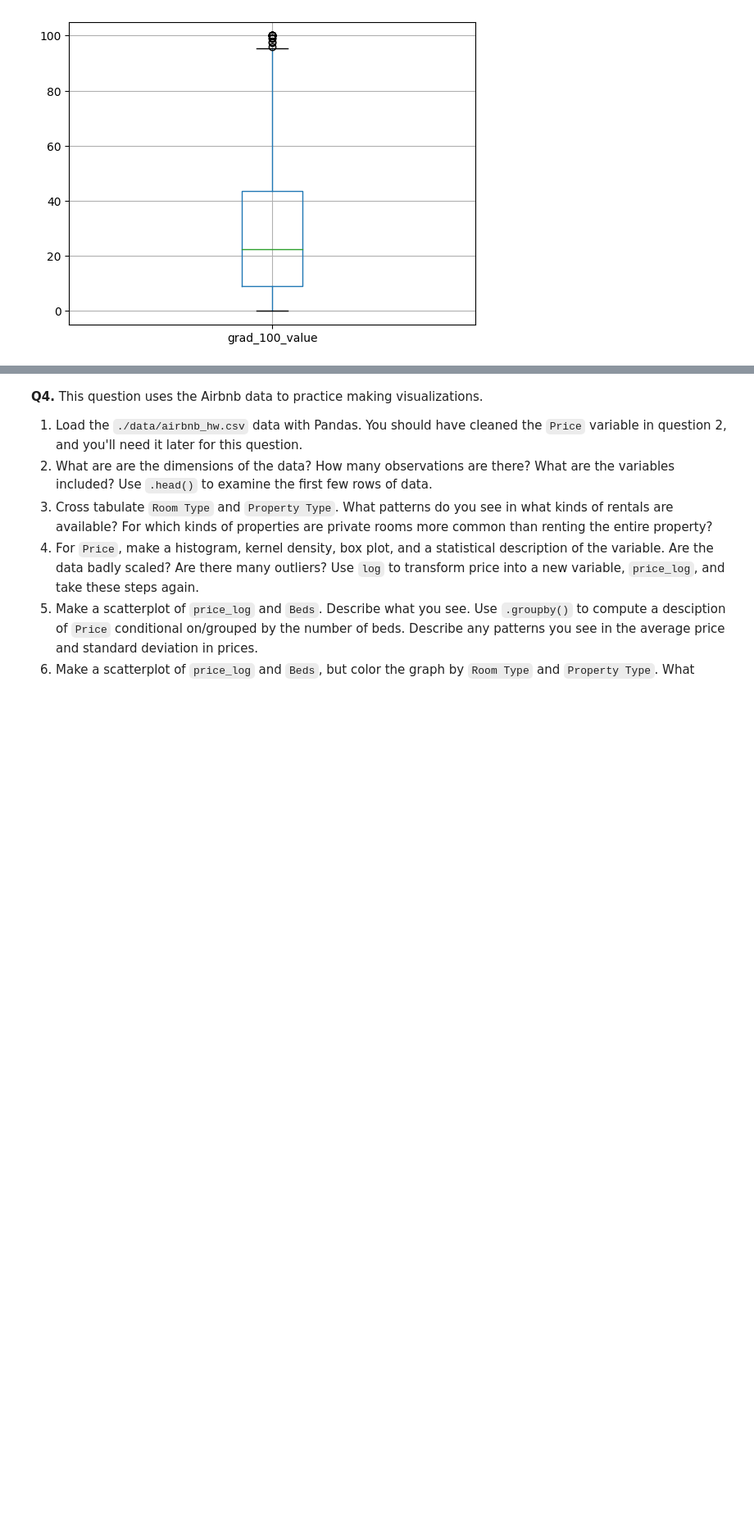
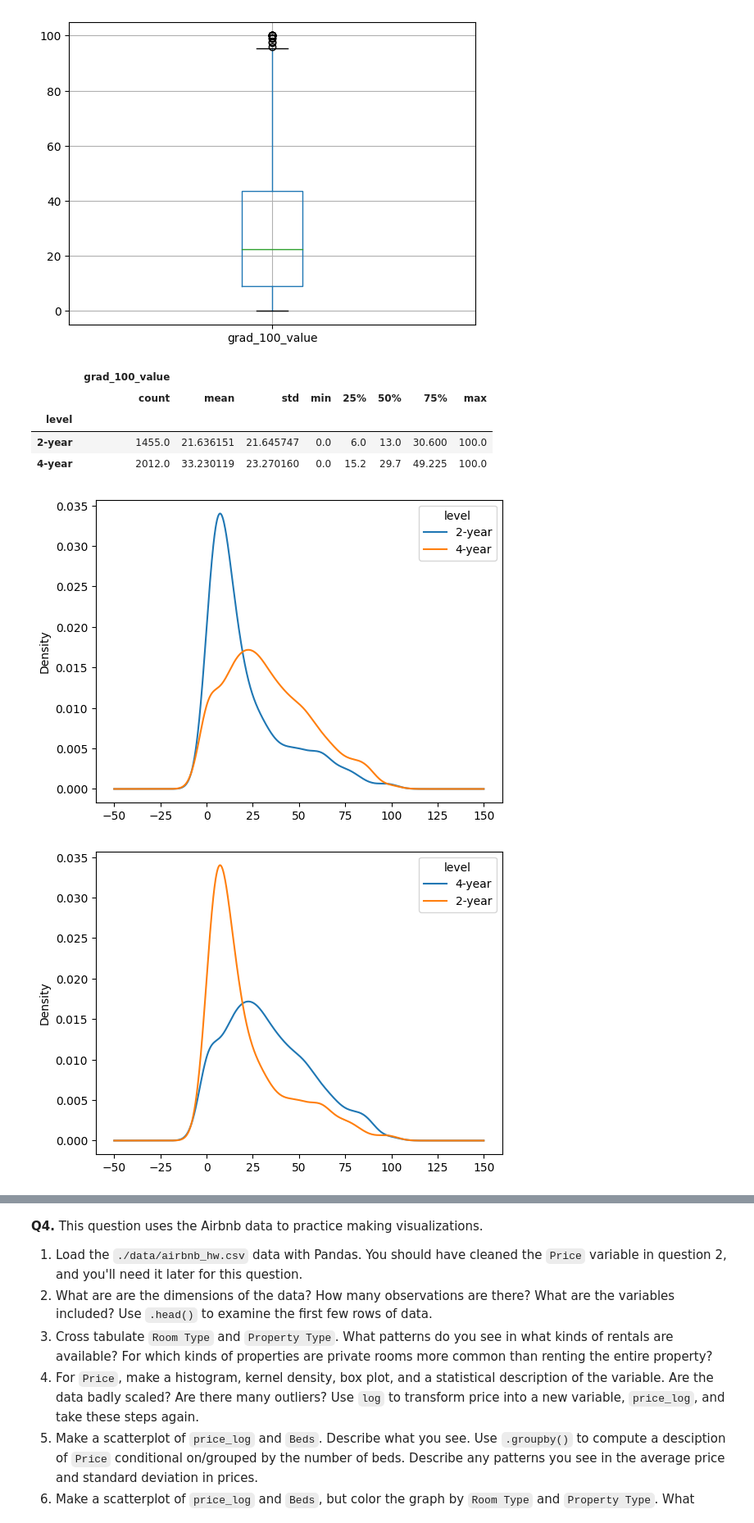
Before and after one commit to Shruti-Elango/assignment2.DS3003, a Jupyter notebook: assignment2.ipynb, the cells around one changed output, grey strips where cells are left out. Shown at 82% size. Cells and saved outputs as stored; diff of their text form; code cells hidden in the pictures; blank space fills up the shorter version.

```diff
--- a/assignment2.ipynb
+++ b/assignment2.ipynb
@@ -187,3 +187,25 @@ df.boxplot(column = 'grad_100_value') #boxplot
 # %% [output]
 <Axes: >
 [figure]
+# %%
+#5. For grad_100_value, create a grouped kernel density plot by control and by level. Describe what you see. Use groupby and .describe to make grouped calculations of statistical descriptions of grad_100_value by level and control.
+#Which institutions appear to have the best graduation rates?
+group_by = 'level'
+var = 'grad_100_value'
+df_wide = df.pivot(columns=group_by,values=var)
+df_wide.plot.density()
+
+df_wide.loc[:,['4-year','2-year']].plot.density()
+
+var = 'grad_100_value'
+group = 'level'
+df.loc[:,[group,var]].groupby(group).describe()
+#2- year institutions have the best graduation rates
+# %% [output]
+|  | grad_100_value |  |  |  |  |  |  |  |
+|  | count | mean | std | min | 25% | 50% | 75% | max |
+| level |  |  |  |  |  |  |  |  |
+| 2-year | 1455.0 | 21.636151 | 21.645747 | 0.0 | 6.0 | 13.0 | 30.600 | 100.0 |
+| 4-year | 2012.0 | 33.230119 | 23.270160 | 0.0 | 15.2 | 29.7 | 49.225 | 100.0 |
+[figure, added]
+[figure, added]
```
Also changed, not shown: parts of 3 cells of this notebook.
